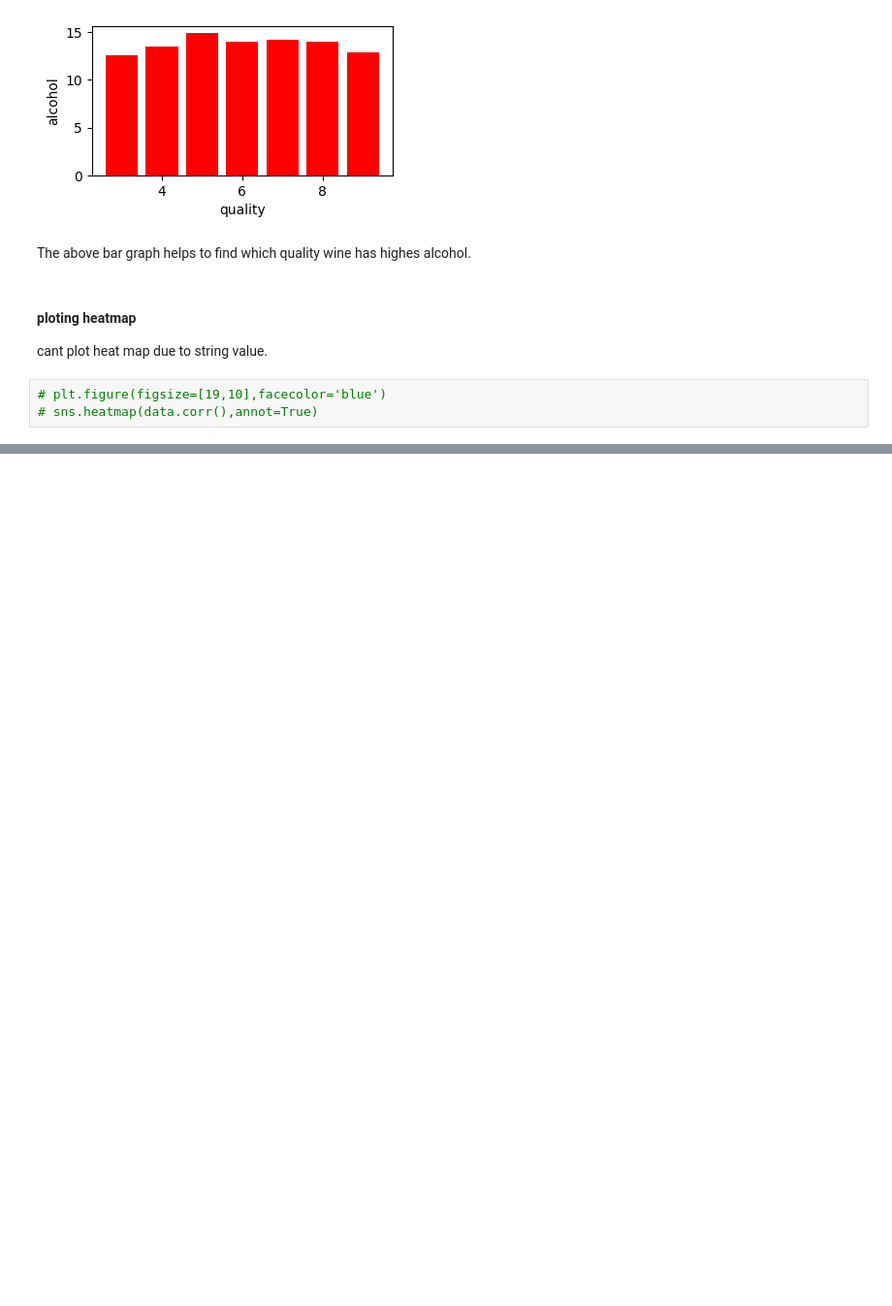
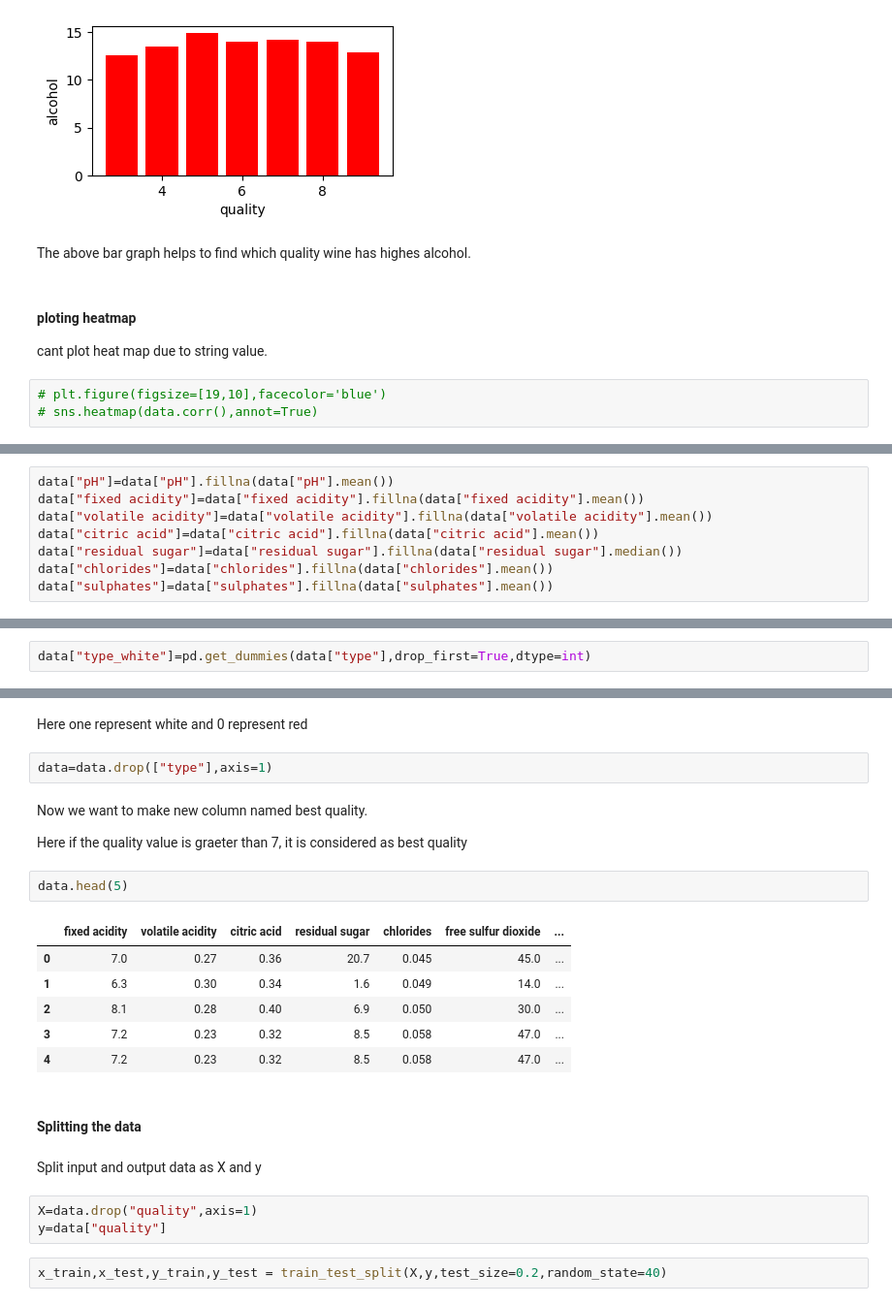
Before and after one commit to THOMASKSEBASTIAN/Wine_Quality_Prediction, a Jupyter notebook: Wine_project.ipynb, the cells around one changed output, grey strips where cells are left out. Shown at 97% size. Saved outputs shown, nothing was run; the diff lists cells and outputs as text; blank space fills up the shorter version.

```diff
--- a/Wine_project.ipynb
+++ b/Wine_project.ipynb
@@ -78,0 +99,8 @@ ValueError: could not convert string to float: 'white'
+# %%
+data["pH"]=data["pH"].fillna(data["pH"].mean())
+data["fixed acidity"]=data["fixed acidity"].fillna(data["fixed acidity"].mean())
+data["volatile acidity"]=data["volatile acidity"].fillna(data["volatile acidity"].mean())
+data["citric acid"]=data["citric acid"].fillna(data["citric acid"].mean())
+data["residual sugar"]=data["residual sugar"].fillna(data["residual sugar"].median())
+data["chlorides"]=data["chlorides"].fillna(data["chlorides"].mean())
+data["sulphates"]=data["sulphates"].fillna(data["sulphates"].mean())
@@ -78,0 +117,2 @@ ValueError: could not convert string to float: 'white'
+# %%
+data["type_white"]=pd.get_dummies(data["type"],drop_first=True,dtype=int)
@@ -78,0 +134,26 @@ ValueError: could not convert string to float: 'white'
+# %% [markdown]
+Here one represent white and 0 represent red
+# %%
+data=data.drop(["type"],axis=1)
+# %% [markdown]
+Now we want to make new column named best quality.
+
+Here if the quality value is graeter than 7, it is considered as best quality
+# %%
+data.head(5)
+# %% [output]
+|  | fixed acidity | volatile acidity | citric acid | residual sugar | chlorides | free sulfur dioxide | ... |
+| 0 | 7.0 | 0.27 | 0.36 | 20.7 | 0.045 | 45.0 | ... |
+| 1 | 6.3 | 0.30 | 0.34 | 1.6 | 0.049 | 14.0 | ... |
+| 2 | 8.1 | 0.28 | 0.40 | 6.9 | 0.050 | 30.0 | ... |
+| 3 | 7.2 | 0.23 | 0.32 | 8.5 | 0.058 | 47.0 | ... |
+| 4 | 7.2 | 0.23 | 0.32 | 8.5 | 0.058 | 47.0 | ... |
+# %% [markdown]
+#### Splitting the data
+# %% [markdown]
+Split input and output data as X and y
+# %%
+X=data.drop("quality",axis=1)
+y=data["quality"]
+# %%
+x_train,x_test,y_train,y_test = train_test_split(X,y,test_size=0.2,random_state=40)
```
Also changed, not shown: parts of 13 cells of this notebook.
